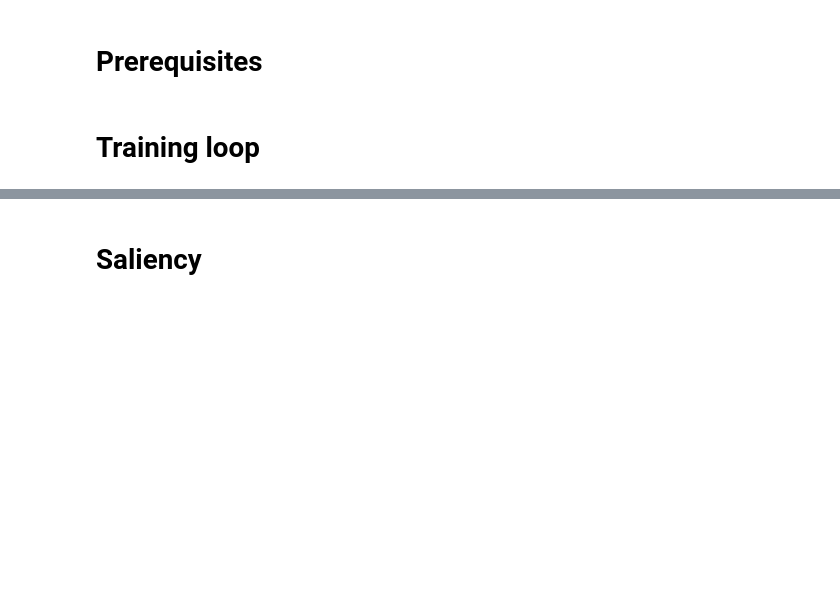
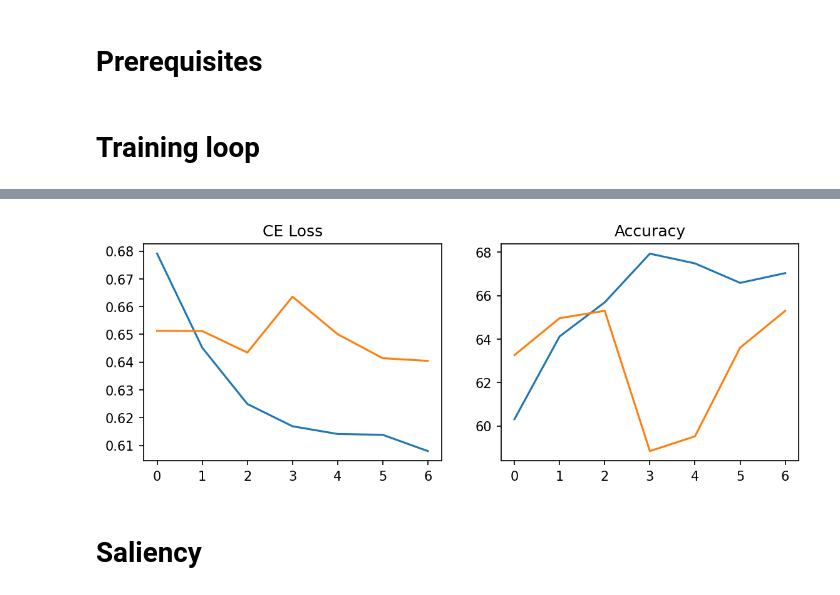
Before and after one commit to R0ner/cnn-context, a Jupyter notebook: notebooks/bn-06-models.ipynb, the cells around one changed output, grey strips where cells are left out. Cells and saved outputs as stored; diff of their text form; code cells hidden in the pictures; blank space fills up the shorter version.

```diff
--- a/notebooks/bn-06-models.ipynb
+++ b/notebooks/bn-06-models.ipynb
@@ -144,12 +159,16 @@ Epoch 0
 # %%
 fig, (ax0, ax1) = plt.subplots(1, 2, figsize=(9, 3), dpi=150)
 
-ax0.plot(stats.keys(), [stats[epoch]["loss"] for epoch in stats])
+ax0.plot(stats.keys(), [stats[epoch]["train_loss"] for epoch in stats])
+ax0.plot(stats.keys(), [stats[epoch]["val_loss"] for epoch in stats])
 ax0.set_title("CE Loss")
 
-ax1.plot(stats.keys(), [stats[epoch]["accuracy"] * 100 for epoch in stats])
+ax1.plot(stats.keys(), [stats[epoch]["train_accuracy"] * 100 for epoch in stats])
+ax1.plot(stats.keys(), [stats[epoch]["val_accuracy"] * 100 for epoch in stats])
 ax1.set_title("Accuracy")
 plt.show()
+# %% [output]
+[figure, added]
 # %% [markdown]
 # Saliency
 # %%
```
Also changed, not shown: parts of 5 cells of this notebook.
